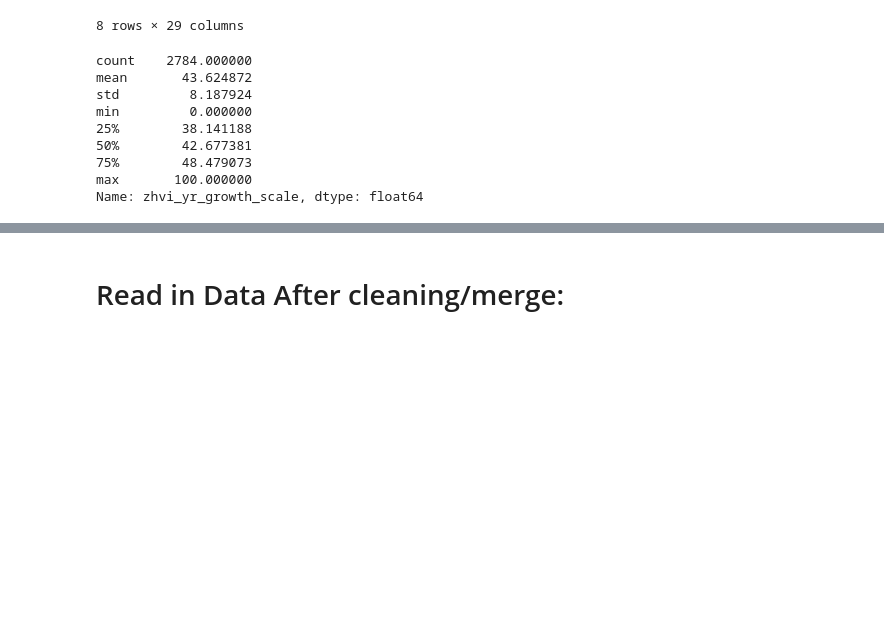
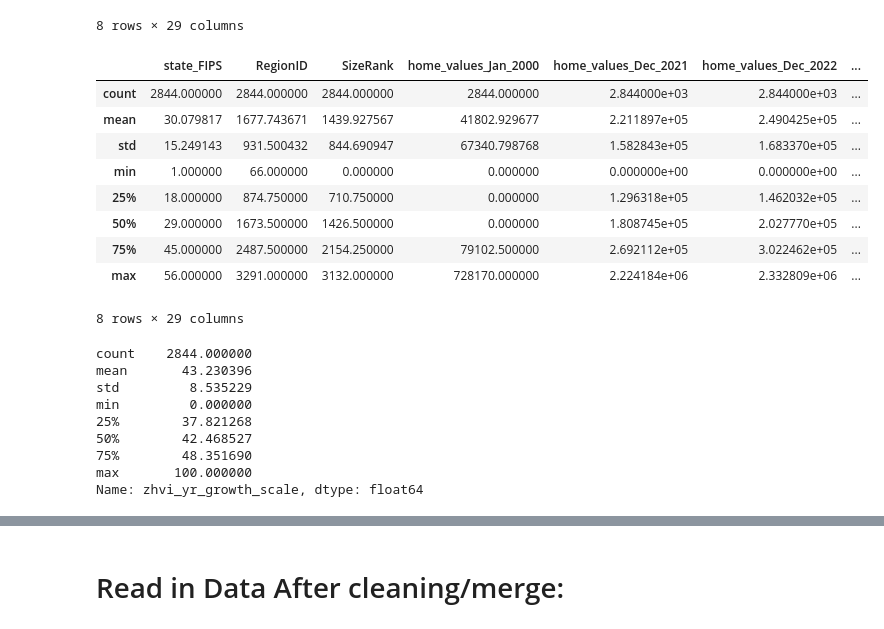
Before and after one commit to zwcrowley/Project_3_Team_7, a Jupyter notebook: ETL_Team7_Proj3.ipynb, the cells around one changed output, grey strips where cells are left out. Cells and saved outputs as stored; diff of their text form; code cells hidden in the pictures; blank space fills up the shorter version.

```diff
--- a/data_cleaning_zc.ipynb
+++ b/ETL_Team7_Proj3.ipynb
@@ -206,18 +208,33 @@ hv_risk_county_df.describe()
 | 75% | 45.000000 | 2487.500000 | 2154.250000 | 140001.750000 | 2.718352e+05 | 3.023508e+05 | ... |
 | max | 56.000000 | 3291.000000 | 3132.000000 | 728170.000000 | 2.224184e+06 | 2.332809e+06 | ... |
 8 rows × 29 columns
+# %%
+# replace all null values with 0;
+hv_risk_county_df = hv_risk_county_df.replace(np.nan, 0)
+hv_risk_county_df.describe()
+# %% [output]
+|  | state_FIPS | RegionID | SizeRank | home_values_Jan_2000 | home_values_Dec_2021 | home_values_Dec_2022 | ... |
+| count | 2844.000000 | 2844.000000 | 2844.000000 | 2844.000000 | 2.844000e+03 | 2.844000e+03 | ... |
+| mean | 30.079817 | 1677.743671 | 1439.927567 | 41802.929677 | 2.211897e+05 | 2.490425e+05 | ... |
+| std | 15.249143 | 931.500432 | 844.690947 | 67340.798768 | 1.582843e+05 | 1.683370e+05 | ... |
+| min | 1.000000 | 66.000000 | 0.000000 | 0.000000 | 0.000000e+00 | 0.000000e+00 | ... |
+| 25% | 18.000000 | 874.750000 | 710.750000 | 0.000000 | 1.296318e+05 | 1.462032e+05 | ... |
+| 50% | 29.000000 | 1673.500000 | 1426.500000 | 0.000000 | 1.808745e+05 | 2.027770e+05 | ... |
+| 75% | 45.000000 | 2487.500000 | 2154.250000 | 79102.500000 | 2.692112e+05 | 3.022462e+05 | ... |
+| max | 56.000000 | 3291.000000 | 3132.000000 | 728170.000000 | 2.224184e+06 | 2.332809e+06 | ... |
+8 rows × 29 columns
 # %%
 # zhvi_yr_growth to 0-100 scale:
 hv_risk_county_df["zhvi_yr_growth_scale"] = ((hv_risk_county_df["zhvi_yr_growth"] - (hv_risk_county_df["zhvi_yr_growth"].min()))/ ((hv_risk_county_df["zhvi_yr_growth"].max())- (hv_risk_county_df["zhvi_yr_growth"].min())))*100
 hv_risk_county_df["zhvi_yr_growth_scale"].describe()
 # %% [output]
-count    2784.000000
-mean       43.624872
-std         8.187924
+count    2844.000000
+mean       43.230396
+std         8.535229
 min         0.000000
-25%        38.141188
-50%        42.677381
-75%        48.479073
+25%        37.821268
+50%        42.468527
+75%        48.351690
 max       100.000000
 Name: zhvi_yr_growth_scale, dtype: float64
 # %%
```
Also changed, not shown: parts of 5 cells of this notebook, 4 other files.
